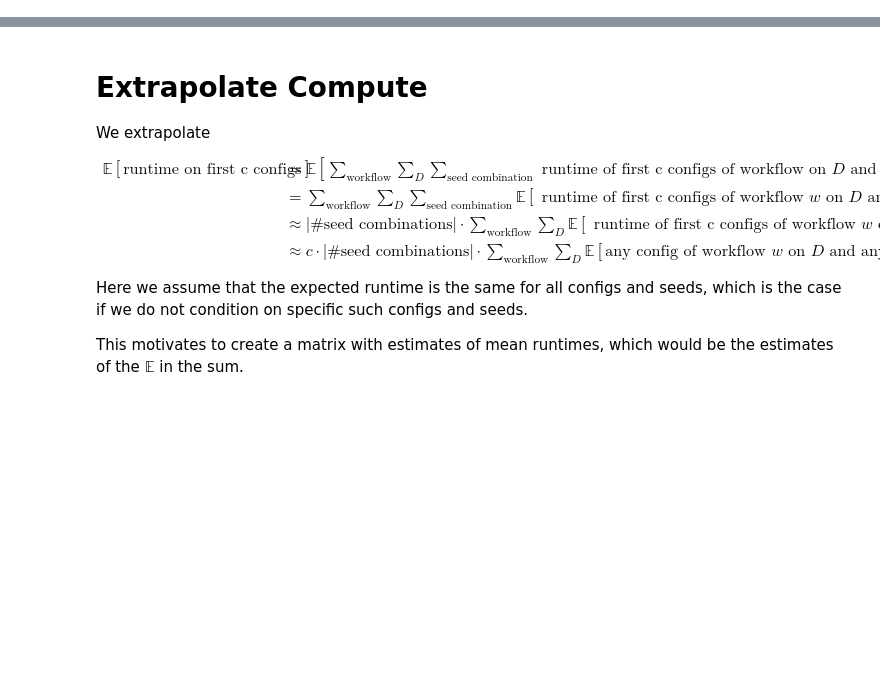
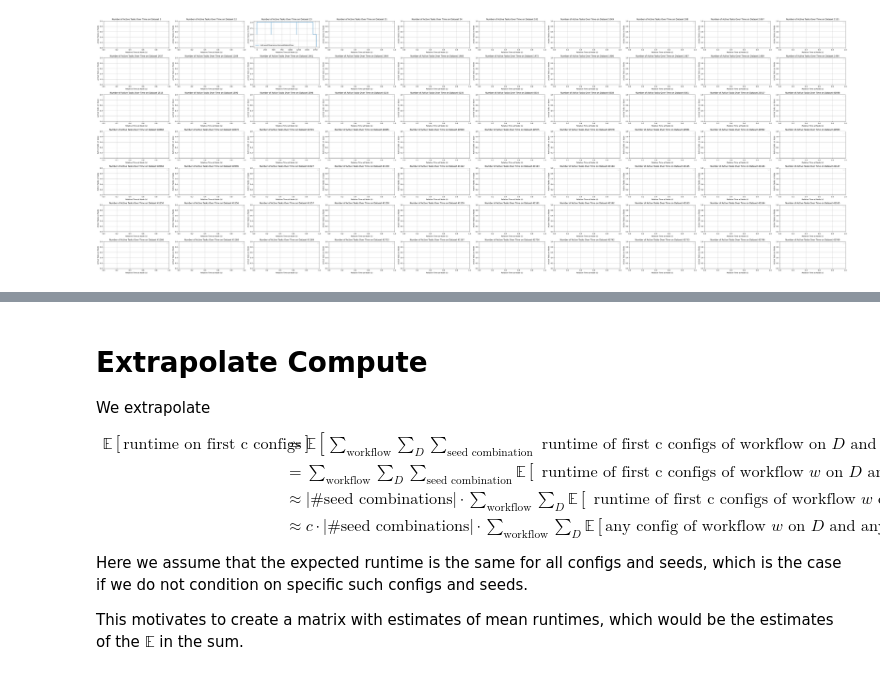
Before and after one commit to fmohr/lcdb, a Jupyter notebook: publications/2023-neurips/experiments/debugging/runtime-extrapolation.ipynb, the cells around one changed output, grey strips where cells are left out. Saved outputs shown, nothing was run; the diff lists cells and outputs as text; code cells hidden in the pictures; blank space fills up the shorter version.

Commit message:
updated code, and added notebook for surrogate model building

```diff
--- a/publications/2023-neurips/experiments/debugging/runtime-extrapolation.ipynb
+++ b/publications/2023-neurips/experiments/debugging/runtime-extrapolation.ipynb
@@ -34,3 +74,50 @@ d_workflows = sorted(dfs.keys())
+# %%
+n_cols = 10
+n_rows = int(np.ceil(len(rs.datasets) / n_cols))
+
+fig, axs = plt.subplots(n_rows, n_cols, figsize=(1 + n_cols * 6, n_rows * 3))
+axs_flattened = axs.flatten()
+
+i = 0
+for openmlid, rs_dataset in rs.group_by_dataset():
+
+    ax = axs_flattened[i]
+    for workflow, rs_workflow in rs_dataset.group_by_workflow():
+
+        if "keras" not in workflow:
+            continue
+
+        t_min = min([row["experiment_metadata"]["timestamp_start"] for row in rs_workflow])
+
+        # get events
+        events = []
+        for row in rs_workflow:
+            events.append((row["experiment_metadata"]["timestamp_start"] - t_min, 1))
+            events.append((row["experiment_metadata"]["timestamp_end"] - t_min, -1))
+        events = sorted(events, key=lambda x: x[0])
+
+        # build accumulated memory usage over time
+        current_memory = 0
+        step_points = []   # list of (time, accumulated_memory)
+        memory_levels = []
+        for t, delta in events:
+            current_memory += delta
+            step_points.append(t)
+            memory_levels.append(current_memory)
+
+        ax.step(step_points, memory_levels, where='post', label=workflow)
+
+    i += 1
+
+    ax.set_xlabel("Relative Time at Node (s)")
+    ax.set_ylabel("Active Tasks on Node")
+    ax.set_title(f"Number of Active Tasks Over Time on Dataset {openmlid}")
+    ax.legend()
+    ax.grid()
+fig.tight_layout()
+plt.show()
+# %% [output]
+[figure, added]
 # %%
 total_runtimes_in_s = np.zeros((len(d_workflows), len(d_datasets)))
 num_datapoints = np.zeros((len(d_workflows), len(d_datasets)))
```
Also changed, not shown: parts of 6 cells of this notebook, 10 other files.
